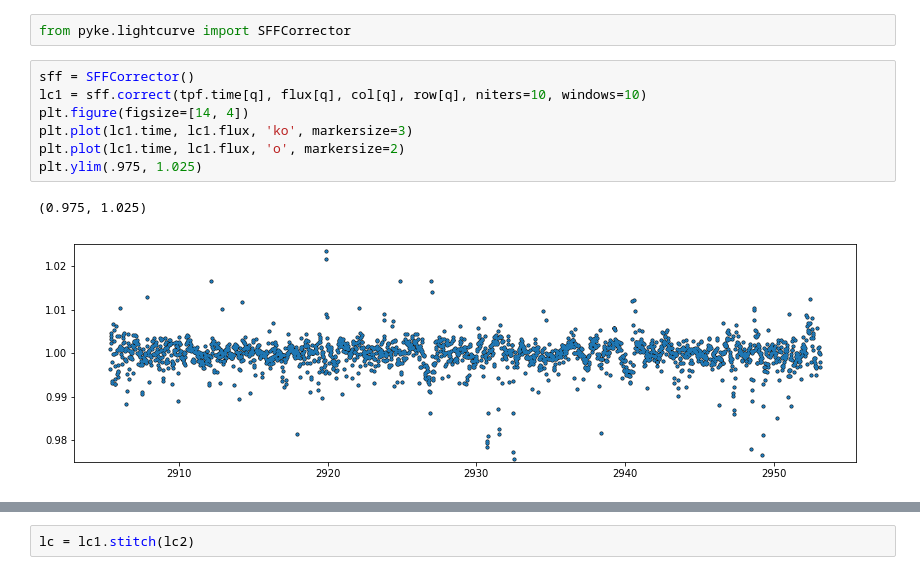
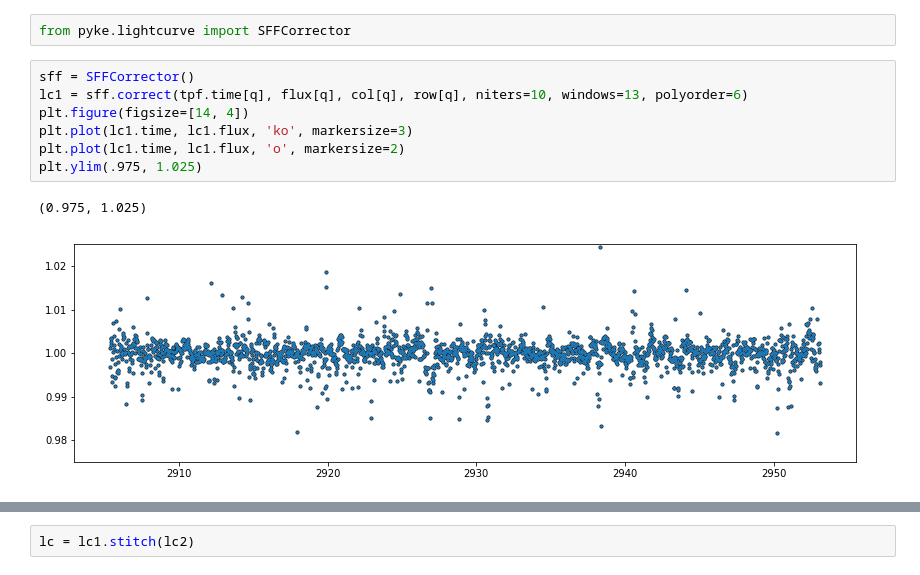
Before and after one commit to KeplerGO/pyke, a Jupyter notebook: docs/source/tutorials/ipython_notebooks/motion-correction/trappist1.ipynb, the cells around one changed output, grey strips where cells are left out. Saved outputs shown, nothing was run; the diff lists cells and outputs as text.

```diff
--- a/docs/source/tutorials/ipython_notebooks/motion-correction/trappist1.ipynb
+++ b/docs/source/tutorials/ipython_notebooks/motion-correction/trappist1.ipynb
@@ -76,14 +76,14 @@ np.warnings.filterwarnings('ignore')
 from pyke.lightcurve import SFFCorrector
 # %%
 sff = SFFCorrector()
-lc1 = sff.correct(tpf.time[q], flux[q], col[q], row[q], niters=10, windows=10)
+lc1 = sff.correct(tpf.time[q], flux[q], col[q], row[q], niters=10, windows=13, polyorder=6)
 plt.figure(figsize=[14, 4])
 plt.plot(lc1.time, lc1.flux, 'ko', markersize=3)
 plt.plot(lc1.time, lc1.flux, 'o', markersize=2)
 plt.ylim(.975, 1.025)
 # %% [output]
 (0.975, 1.025)
-[figure, old version]
+[figure, new version]
 # %%
 sff._plot_normflux_arclength()
 plt.ylim(.9, 1.1)
```
Also changed, not shown: parts of 13 cells of this notebook, 1 other file.
